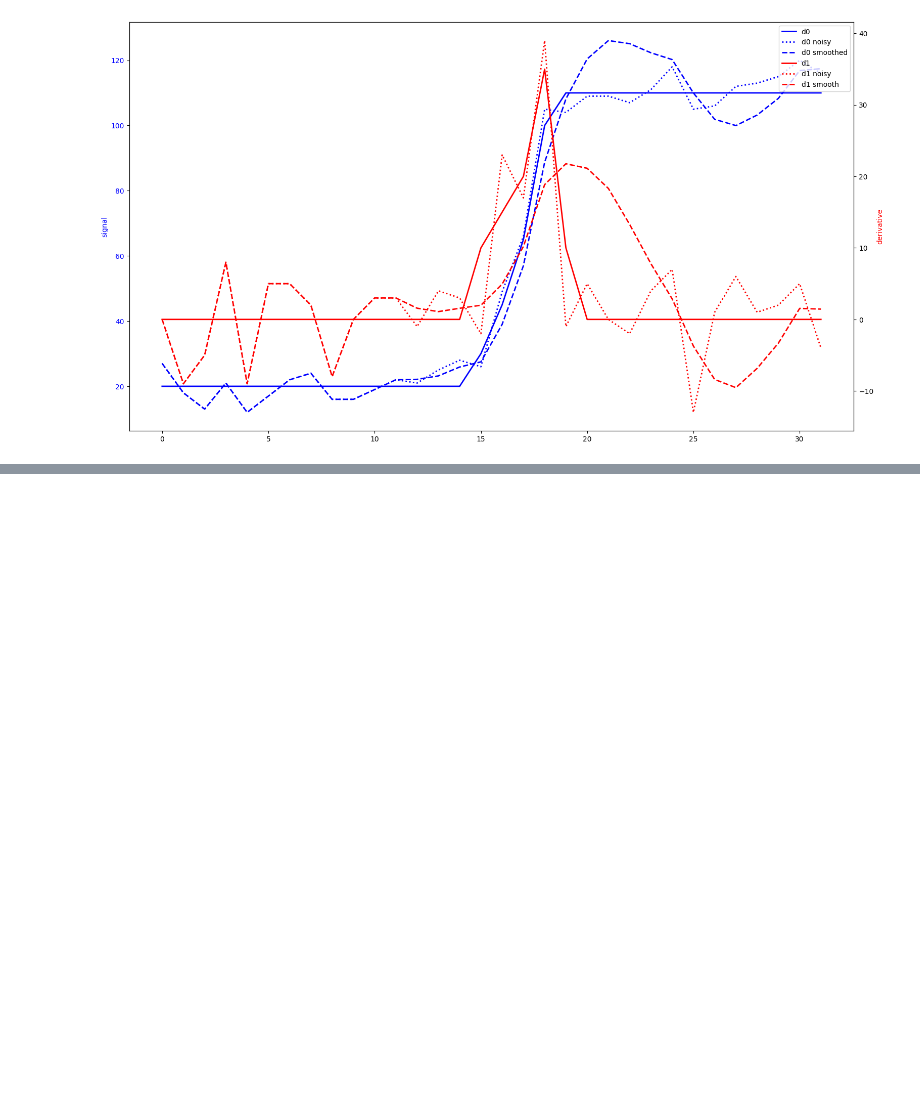
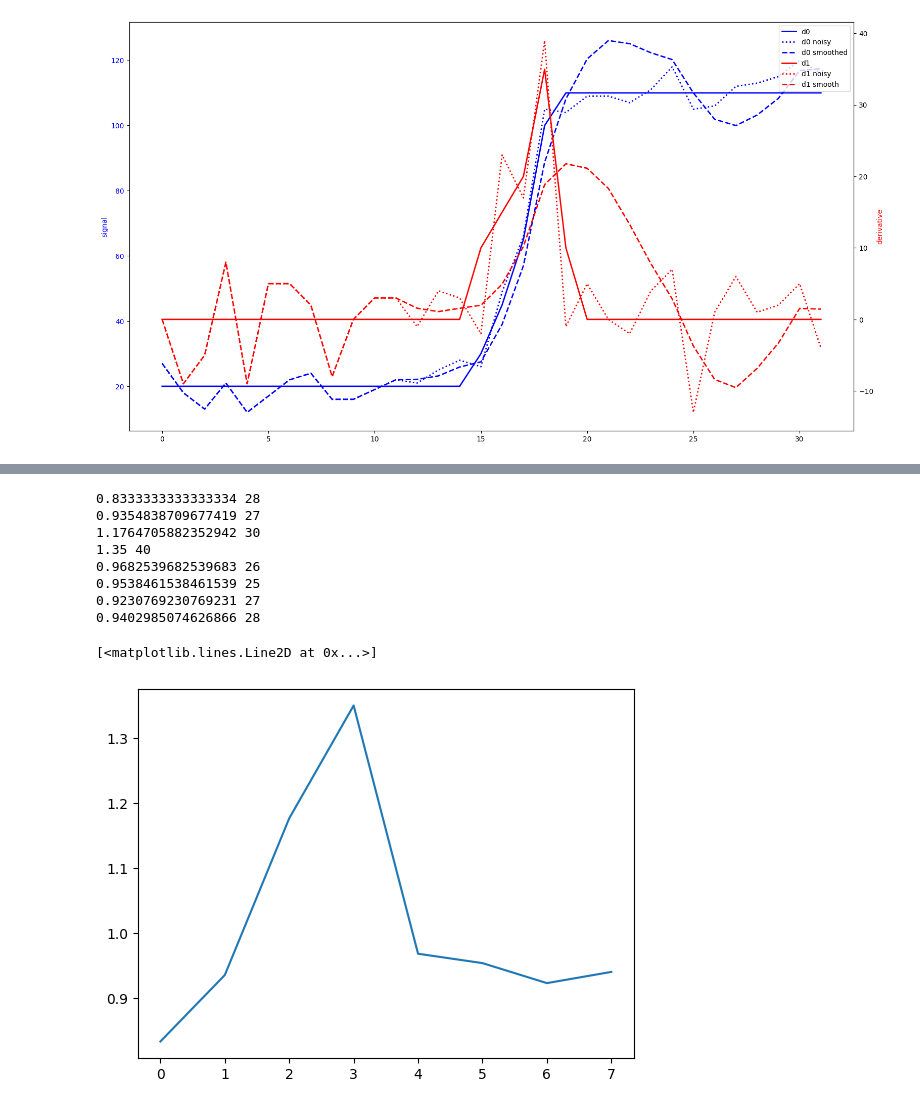
Before and after one commit to aleathwick/midi_hammer, a Jupyter notebook: python/filtering.ipynb, the cells around one changed output, grey strips where cells are left out. Drawn from its saved outputs; the diff is of its cells as text; code cells hidden in the pictures; blank space fills up the shorter version.

```diff
--- a/python/filtering.ipynb
+++ b/python/filtering.ipynb
@@ -157,0 +163,14 @@ plt.show()
+# %%
+
+files = os.listdir('note logs')
+files = [f for f in files if f.endswith('.txt')]
+files = sorted(files)
+# open latest file
+file = os.path.join('note logs', files[-1])
+# or open specific file
+# file = r'note logs\COM12_2025_02_08.20.03.58.575.txt'
+with open(file, 'r') as f:
+    lines = f.readlines()
+    # trim whitespace
+    lines = [line.strip() for line in lines]
+lines[0]
@@ -157,0 +227,40 @@ plt.show()
+# %%
+# various ways of generating velocity from strikes
+# this could be done using key speed directly, or through simulating a hammer
+# not mapping to [0, 127] at this point
+def adc2v(adc_vals):
+    # diffences between adjacent adc values
+    diffs = np.diff(adc_vals)
+
+    # find start of key press
+    # i.e. ignore the start where it is not monotonically increasing
+    start = len(diffs) // 2
+    while diffs[start] > 0 and start > 0:
+        start -= 1
+
+    # various statistics based on key position over time
+    median_diff = np.median(diffs)
+    mean_diff = np.mean(diffs)
+    mean_upper = np.mean([d for d in diffs if d > median_diff])
+    mean_2nd_half = np.mean(diffs[len(diffs)//2:])
+    # diff from the 'start' of the note - when the key started being pressed for the strike
+    mean_from_start = np.mean(diffs[start:])
+
+    return mean_from_start
+new_v = []
+for noteCount, dfg in df.groupby('noteCount'):
+    new_v.append(adc2v1(dfg.rawADC.values))
+    print(adc2v(dfg.rawADC.values), dfg.noteOnVelocity.values[0])
+
+plt.plot(new_v)
+# %% [output]
+0.8333333333333334 28
+0.9354838709677419 27
+1.1764705882352942 30
+1.35 40
+0.9682539682539683 26
+0.9538461538461539 25
+0.9230769230769231 27
+0.9402985074626866 28
+[<matplotlib.lines.Line2D at 0x...>]
+[figure, added]
```
Also changed, not shown: parts of 5 cells of this notebook.
